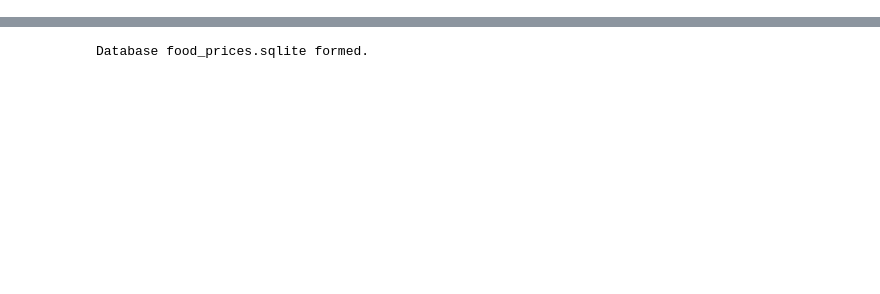
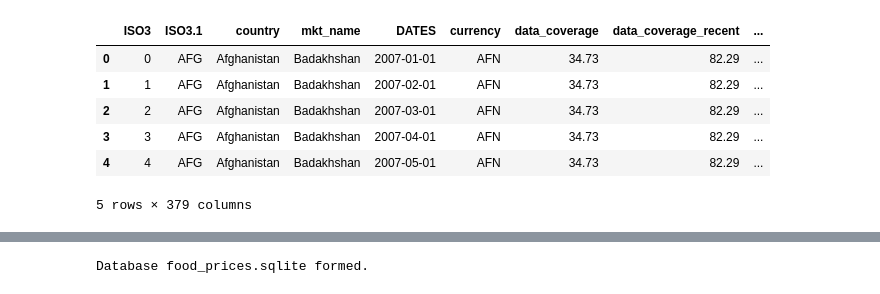
Before and after one commit to eliu14/project3_bootcamp, a Jupyter notebook: database.ipynb, the cells around one changed output, grey strips where cells are left out. Drawn from its saved outputs; the diff is of its cells as text; code cells hidden in the pictures; blank space fills up the shorter version.

```diff
--- a/database.ipynb
+++ b/database.ipynb
@@ -12 +16,12 @@ import sqlite3
 from datetime import datetime
+# %%
+df = pd.read_csv("Exports/cleaned.csv")
+df.head()
+# %% [output]
+|  | ISO3 | ISO3.1 | country | mkt_name | DATES | currency | data_coverage | data_coverage_recent | ... |
+| 0 | 0 | AFG | Afghanistan | Badakhshan | 2007-01-01 | AFN | 34.73 | 82.29 | ... |
+| 1 | 1 | AFG | Afghanistan | Badakhshan | 2007-02-01 | AFN | 34.73 | 82.29 | ... |
+| 2 | 2 | AFG | Afghanistan | Badakhshan | 2007-03-01 | AFN | 34.73 | 82.29 | ... |
+| 3 | 3 | AFG | Afghanistan | Badakhshan | 2007-04-01 | AFN | 34.73 | 82.29 | ... |
+| 4 | 4 | AFG | Afghanistan | Badakhshan | 2007-05-01 | AFN | 34.73 | 82.29 | ... |
+5 rows × 379 columns
```
Also changed, not shown: parts of 13 cells of this notebook, 1 other file.
